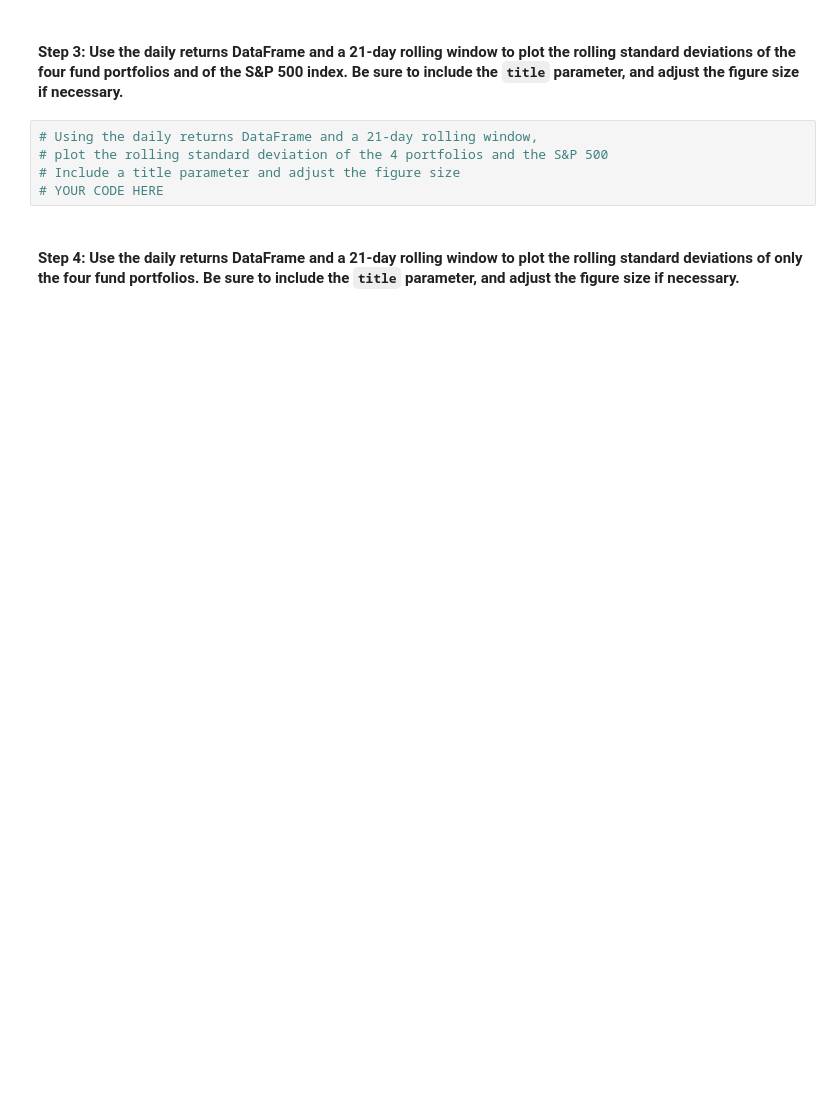
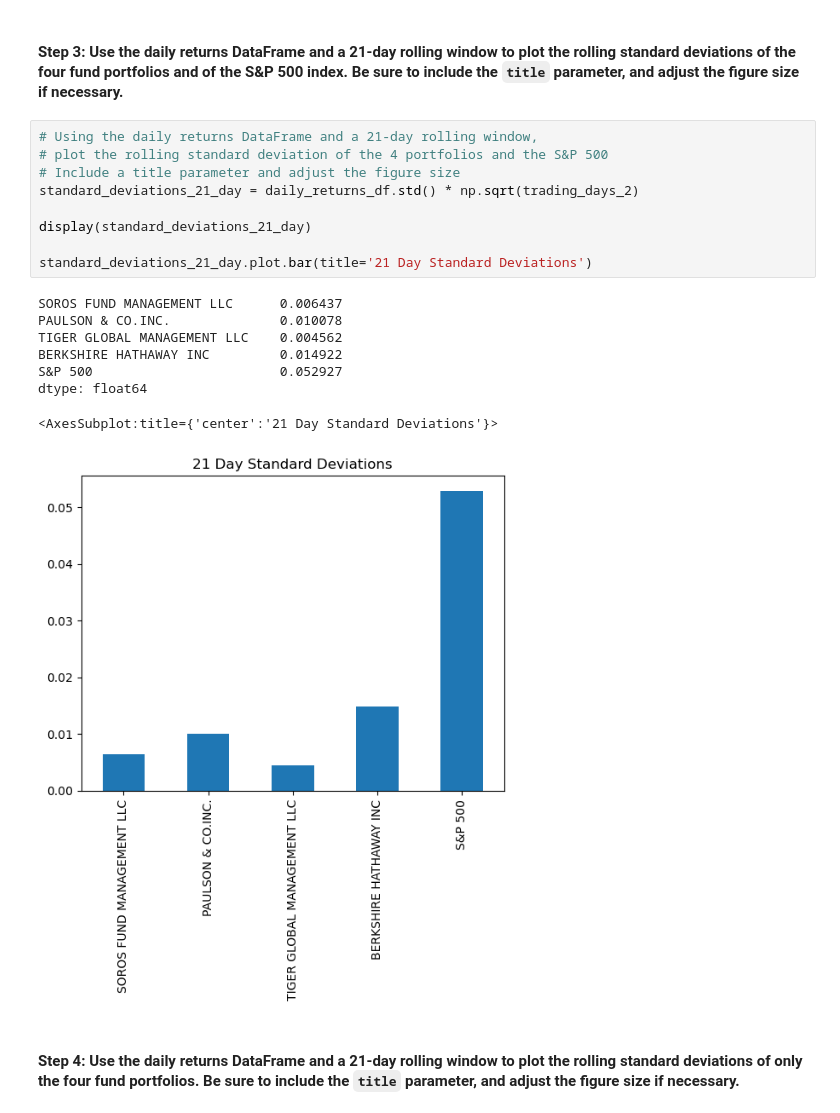
Before and after one commit to MLeGare29/RISK_RETURN_ANALYSIS, a Jupyter notebook: risk_return_analysis.ipynb, the cells around one changed output. Cells and saved outputs as stored; diff of their text form; blank space fills up the shorter version.

```diff
--- a/risk_return_analysis.ipynb
+++ b/risk_return_analysis.ipynb
@@ -253,8 +292,21 @@ Evaluate the risk profile of each portfolio by using the standard deviation and
 # %%
 # Using the daily returns DataFrame and a 21-day rolling window,
 # plot the rolling standard deviation of the 4 portfolios and the S&P 500
 # Include a title parameter and adjust the figure size
-# YOUR CODE HERE
+standard_deviations_21_day = daily_returns_df.std() * np.sqrt(trading_days_2)
+
+display(standard_deviations_21_day)
+
+standard_deviations_21_day.plot.bar(title='21 Day Standard Deviations')
+# %% [output]
+SOROS FUND MANAGEMENT LLC      0.006437
+PAULSON & CO.INC.              0.010078
+TIGER GLOBAL MANAGEMENT LLC    0.004562
+BERKSHIRE HATHAWAY INC         0.014922
+S&P 500                        0.052927
+dtype: float64
+<AxesSubplot:title={'center':'21 Day Standard Deviations'}>
+[figure, added]
 # %% [markdown]
 #### Step 4: Use the daily returns DataFrame and a 21-day rolling window to plot the rolling standard deviations of only the four fund portfolios. Be sure to include the `title` parameter, and adjust the figure size if necessary.
 # %%
```
Also changed, not shown: parts of 12 cells of this notebook.
